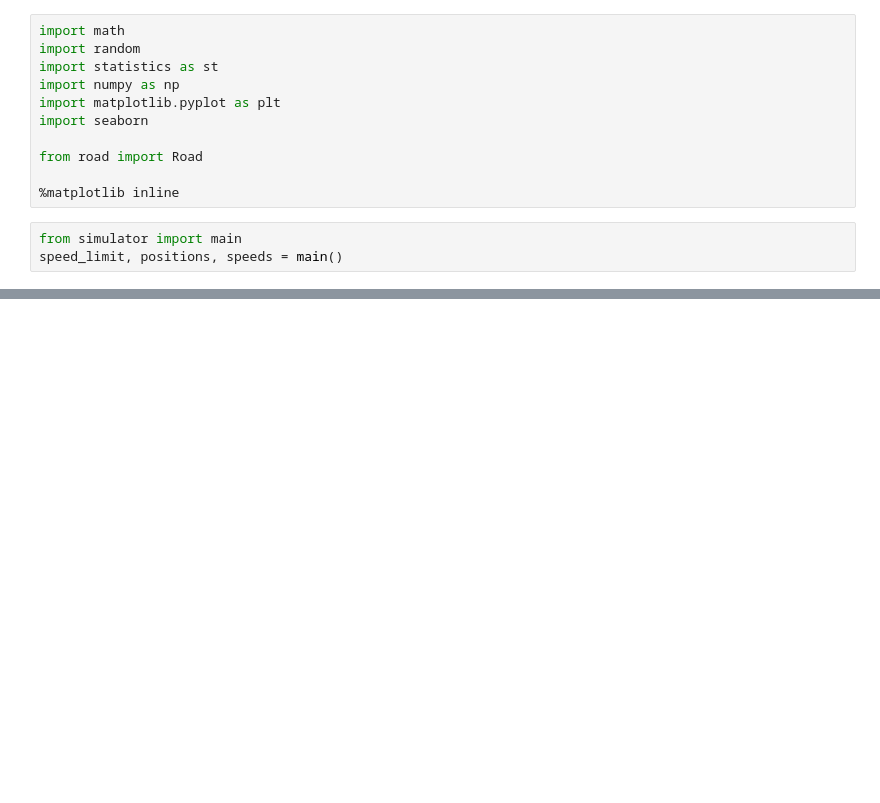
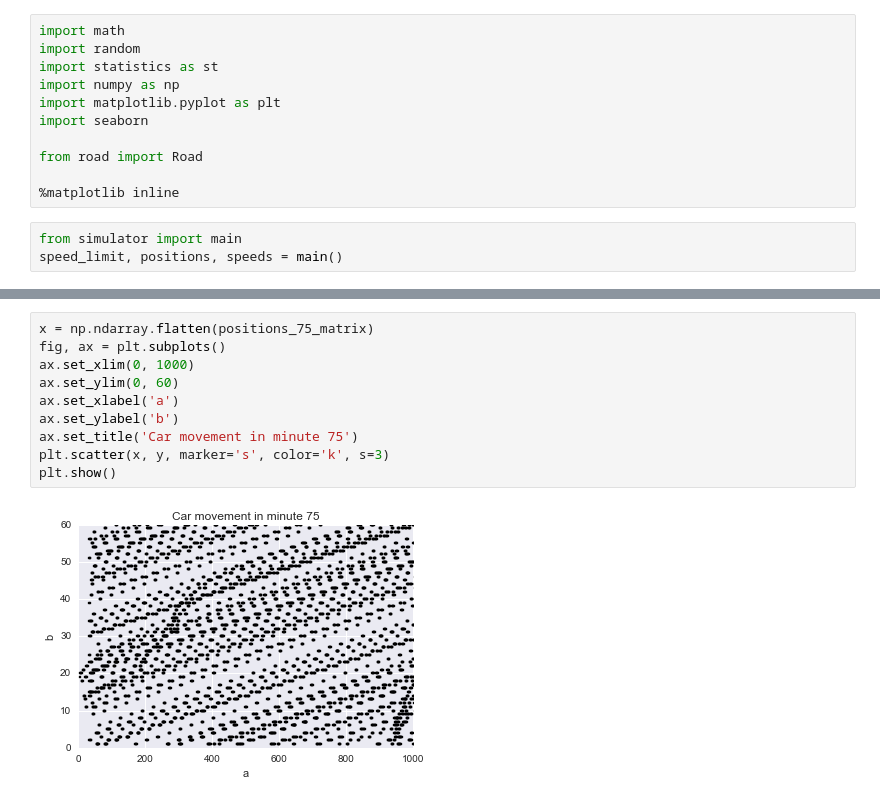
Before and after one commit to katjackson/traffic-simulation, a Jupyter notebook: Notebook Plots and Findings.ipynb, the cells around one changed output, grey strips where cells are left out. Drawn from its saved outputs; the diff is of its cells as text; blank space fills up the shorter version.

```diff
--- a/Notebook Plots and Findings.ipynb
+++ b/Notebook Plots and Findings.ipynb
@@ -38,0 +71,12 @@ plt.show()
+# %%
+x = np.ndarray.flatten(positions_75_matrix)
+fig, ax = plt.subplots()
+ax.set_xlim(0, 1000)
+ax.set_ylim(0, 60)
+ax.set_xlabel('a')
+ax.set_ylabel('b')
+ax.set_title('Car movement in minute 75')
+plt.scatter(x, y, marker='s', color='k', s=3)
+plt.show()
+# %% [output]
+[figure, added]
```
Also changed, not shown: parts of 5 cells of this notebook.
